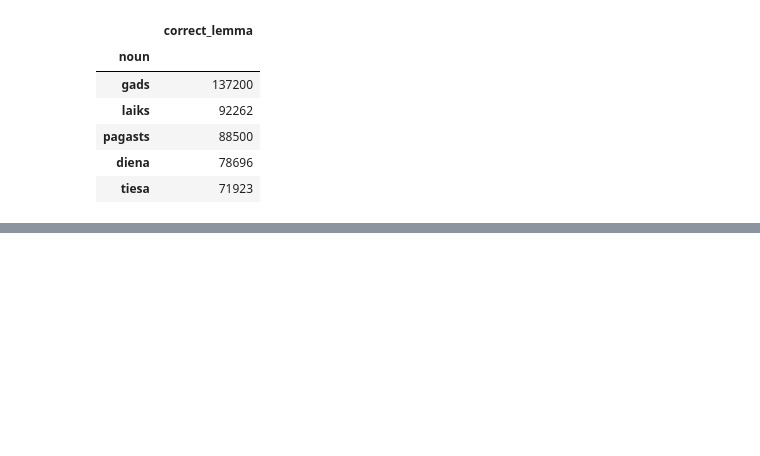
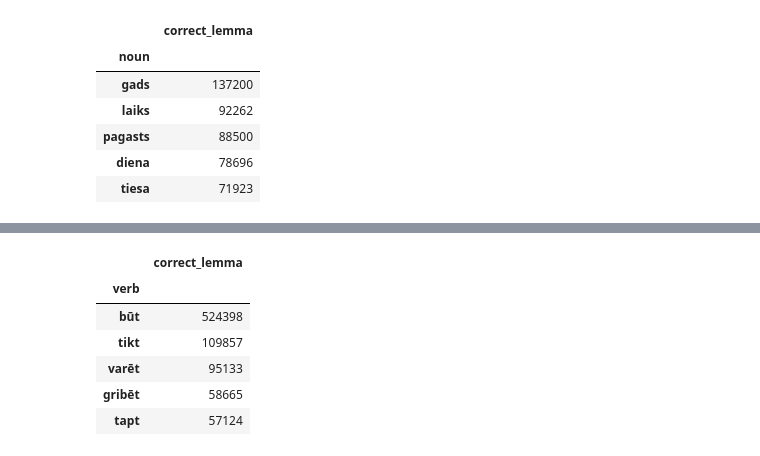
Before and after one commit to ValRCS/latviesu_avizes_200, a Jupyter notebook: notebooks/create_bubble_diagrams.ipynb, the cells around one changed output, grey strips where cells are left out. Drawn from its saved outputs; the diff is of its cells as text; code cells hidden in the pictures; blank space fills up the shorter version.

Commit message:
Update All Verbs and Nouns bubbles

```diff
--- a/notebooks/create_bubble_diagrams.ipynb
+++ b/notebooks/create_bubble_diagrams.ipynb
@@ -38,0 +37,12 @@ ValueError: Mime type rendering requires nbformat>=4.2.0 but it is not installed
+# %%
+# open all verbs csv file
+df = pd.read_csv('../csv/upos_value_counts/all_verb_values.csv', index_col=0)
+df.head()
+# %% [output]
+|  | correct_lemma |
+| verb |  |
+| būt | 524398 |
+| tikt | 109857 |
+| varēt | 95133 |
+| gribēt | 58665 |
+| tapt | 57124 |
```
Also changed, not shown: parts of 2 cells of this notebook, 5 other files.
